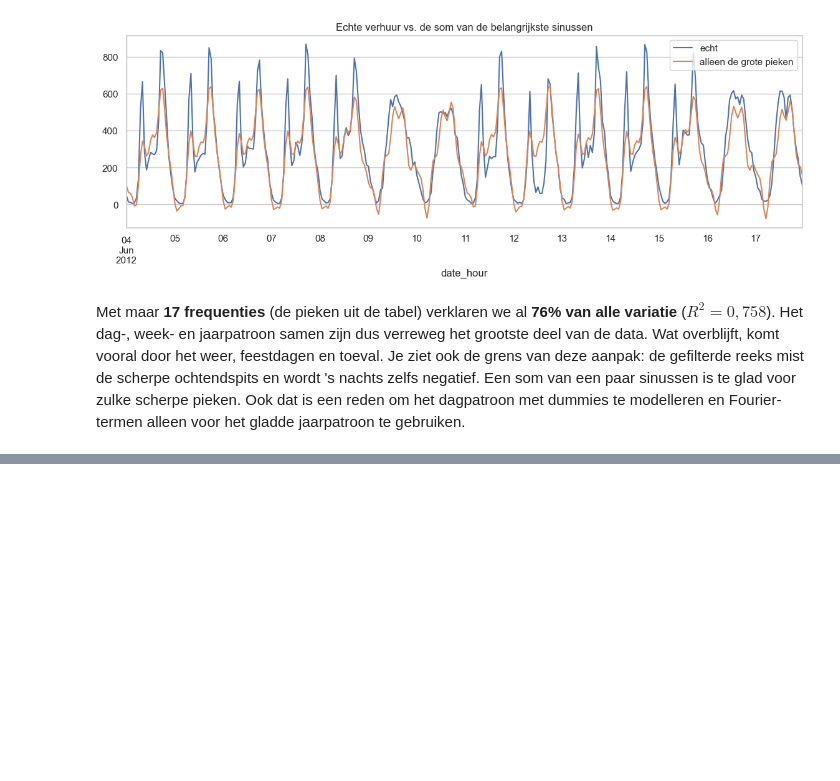
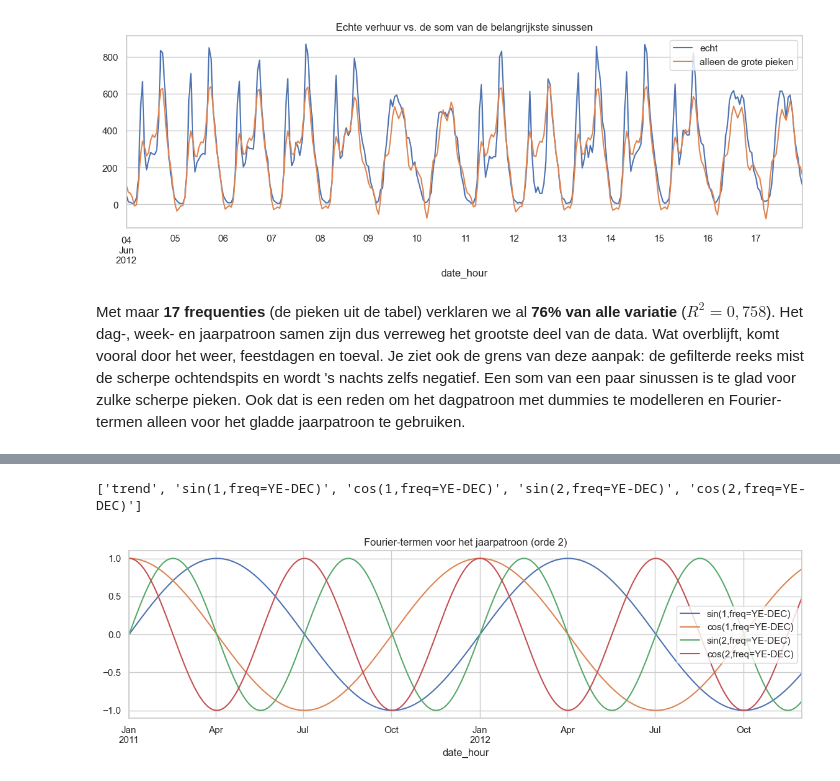
Before and after one commit to AlishaSR2k5/verhuuraantallen-voorspellen, a Jupyter notebook: notebook.ipynb, the cells around one changed output, grey strips where cells are left out. Cells and saved outputs as stored; diff of their text form; code cells hidden in the pictures; blank space fills up the shorter version.

Commit message:
CalendarFourier, DeterministicProcess, orde  jaarpatroon, Onderzoek naar cycli en autocorrelatie, ACF en PACF, Lags als feature + grote nadeel

```diff
--- a/notebook.ipynb
+++ b/notebook.ipynb
@@ -1612,0 +1625,13 @@ modelleren en Fourier-termen alleen voor het gladde jaarpatroon te gebruiken.
+# %%
+dp = DeterministicProcess(index=dfh.index, constant=False, order=1,
+                          additional_terms=[CalendarFourier(freq='YE',
+                                                            order=2)],
+                          drop=True)
+X_fourier = dp.in_sample()
+print(list(X_fourier.columns))
+ax = X_fourier.drop(columns='trend').plot(figsize=(14, 3.5))
+ax.set_title('Fourier-termen voor het jaarpatroon (orde 2)')
+plt.show()
+# %% [output]
+['trend', 'sin(1,freq=YE-DEC)', 'cos(1,freq=YE-DEC)', 'sin(2,freq=YE-DEC)', 'cos(2,freq=YE-DEC)']
+[figure, added]
```
Also changed, not shown: parts of 10 cells of this notebook.
